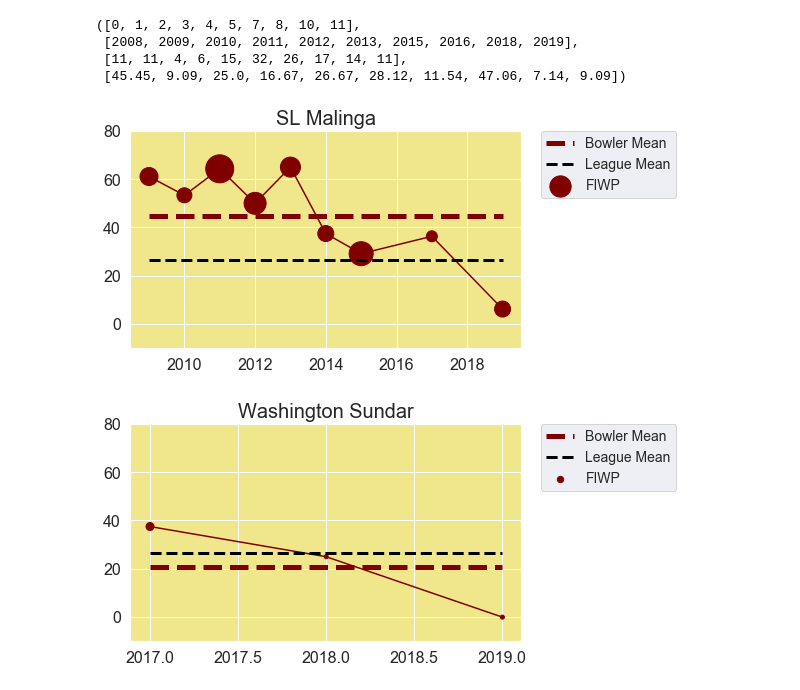
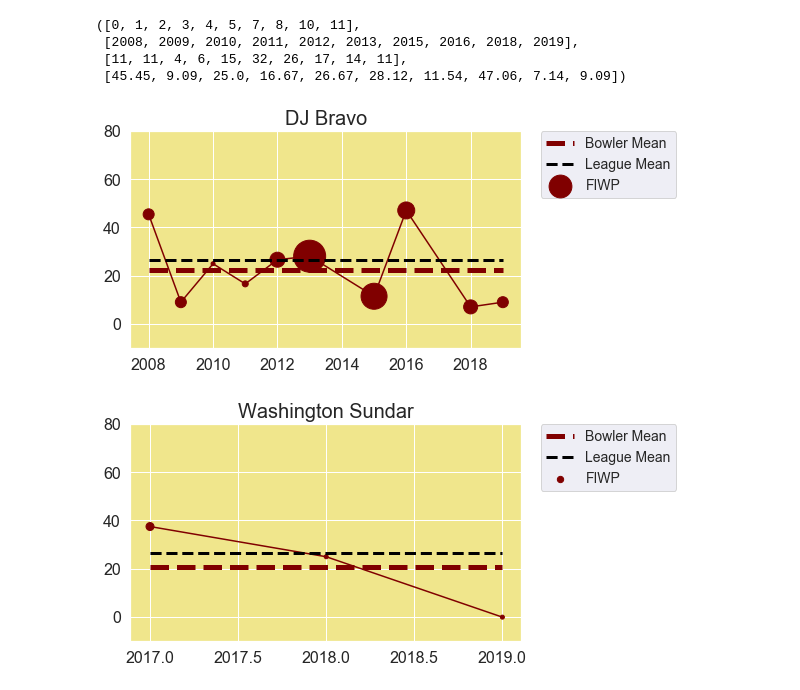
Before and after one commit to omkarb1604/IPL_data_scrape, a Jupyter notebook: FIB.ipynb, the cells around one changed output. Saved outputs shown, nothing was run; the diff lists cells and outputs as text; code cells hidden in the pictures.

```diff
--- a/FIB.ipynb
+++ b/FIB.ipynb
@@ -24,7 +28,7 @@ IPL_2013=data.loc[(data['match_id']>=382)&(data['match_id']<=457)]
 IPL_2014=data.loc[(data['match_id']>=458)&(data['match_id']<=517)]
 IPL_2015=data.loc[(data['match_id']>=518)&(data['match_id']<=576)]
 IPL_2016=data.loc[(data['match_id']>=577)&(data['match_id']<=636)]
-IPL_2017=data.loc[(data['match_id']>=1)&(data['match_id']<=59)]
+IPL_2017=data.loc[(data['match_id']>=0)&(data['match_id']<=59)]
 IPL_2018=data.loc[(data['match_id']>=7894)&(data['match_id']<=10000)]
 IPL_2019=data.loc[(data['match_id']>=11137)]
 # %%
@@ -295,10 +299,10 @@ def plot_fiwp(b_name):
     plt.title(b_name,fontsize=20)
     plt.legend(bbox_to_anchor=(1.05, 1), loc='upper left',prop={'size': 14}, borderaxespad=0.)
     plt.show()
-# %%
-plot_fiwp('SL Malinga')
-# %% [output]
-[figure, removed]
+# %%
+plot_fiwp('DJ Bravo')
+# %% [output]
+[figure, added]
 # %%
 plot_fiwp('Washington Sundar')
 # %% [output]
```
Also changed, not shown: parts of 12 cells of this notebook, 1 other file.
